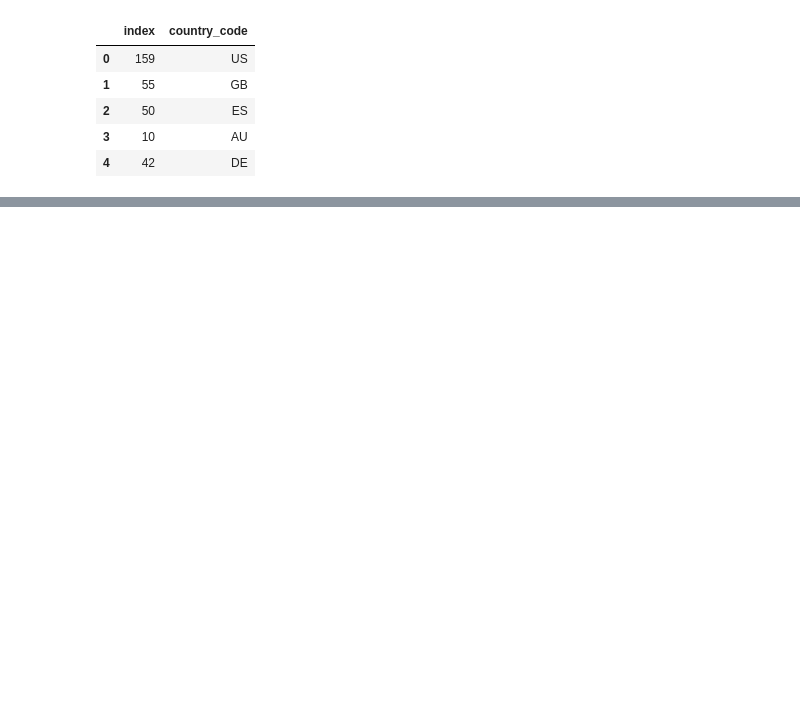
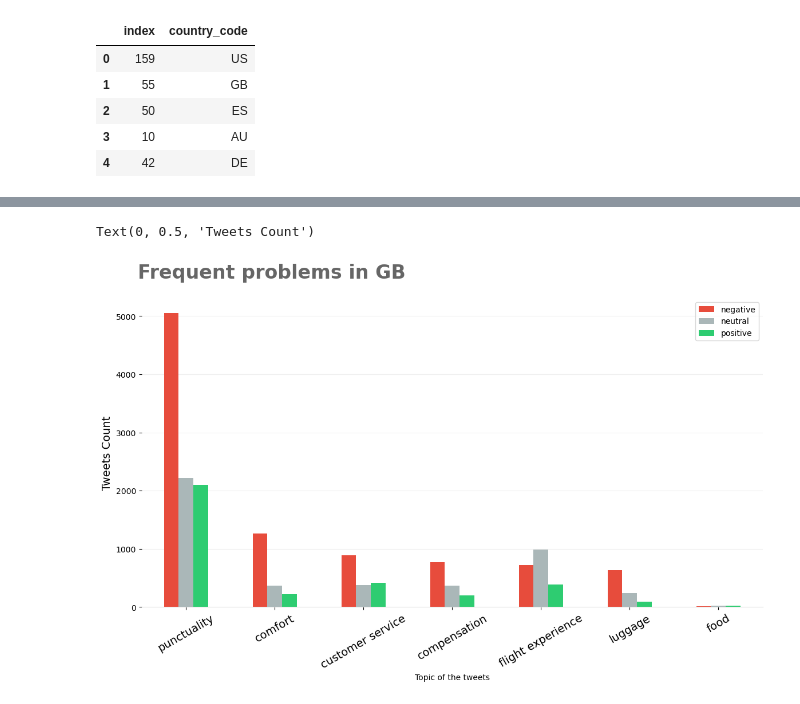
Before and after one commit to AlexRaudvee/Sentiment_Analysis_Tiwitter, a Jupyter notebook: get_geo.ipynb, the cells around one changed output, grey strips where cells are left out. Cells and saved outputs as stored; diff of their text form; code cells hidden in the pictures; blank space fills up the shorter version.

```diff
--- a/get_geo.ipynb
+++ b/get_geo.ipynb
@@ -482,0 +592,29 @@ numpy.int64
+# %%
+
+fig, ax = plt.subplots(nrows=1, ncols=1, figsize=(14,7))
+
+# plot
+df_for_topics_GB.plot(kind='bar', ax=ax, color=['#E74C3C', '#AAB7B8', '#2ECC71'])
+
+# title
+ax.text(x=0.12, y=.93, s="Frequent problems in GB", transform=fig.transFigure, ha='left', fontsize=24, weight='bold', alpha=.6)
+
+# Axis formatting.
+ax.spines['top'].set_visible(False)
+ax.spines['right'].set_visible(False)
+ax.spines['left'].set_visible(False)
+ax.spines['bottom'].set_color('#DDDDDD')
+ax.set_axisbelow(True)
+ax.yaxis.grid(True, color='#EEEEEE')
+ax.xaxis.grid(False)
+
+
+# x axis
+ax.set_xlabel('Topic of the tweets')
+plt.xticks(rotation=30, size=14)
+
+# y axis
+ax.set_ylabel('Tweets Count', size=14)
+# %% [output]
+Text(0, 0.5, 'Tweets Count')
+[figure, added]
```
Also changed, not shown: parts of 16 cells of this notebook.
